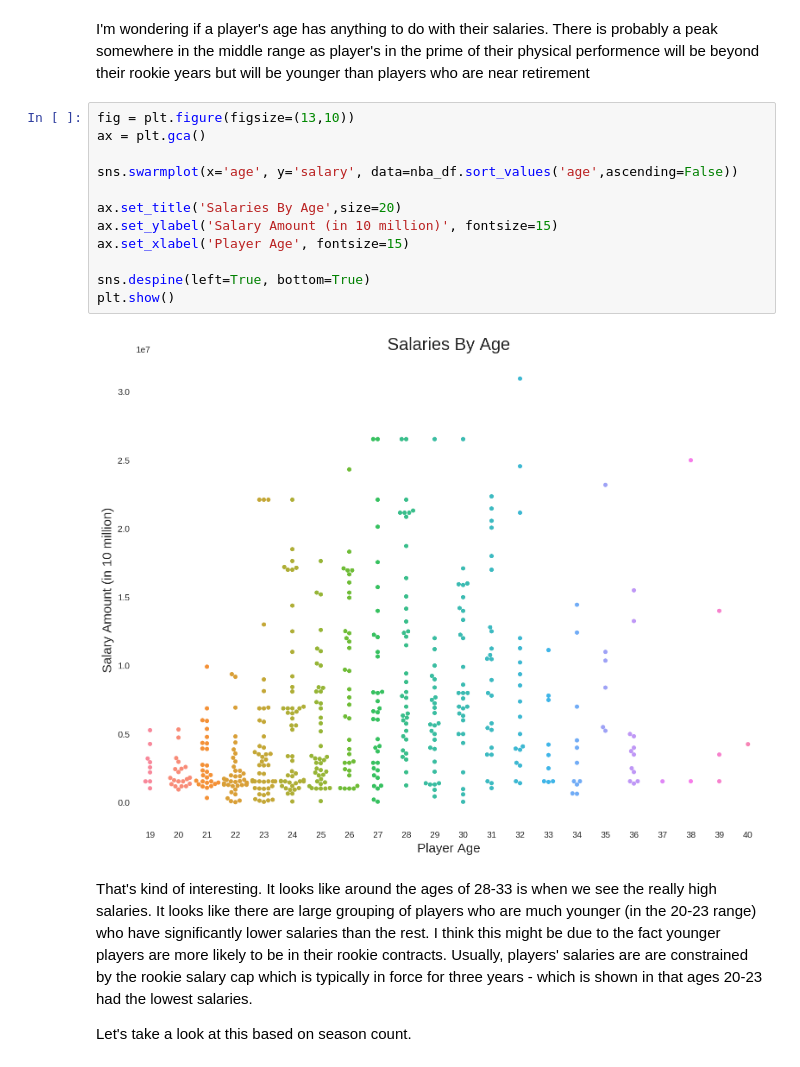
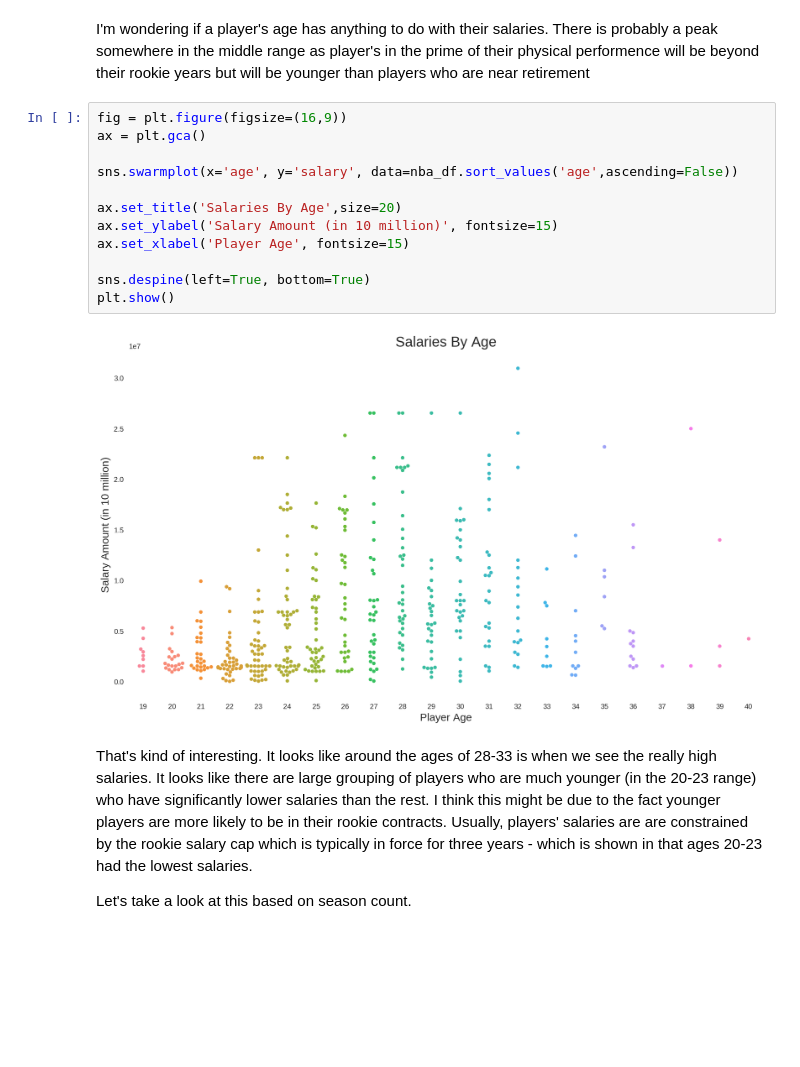
Before and after one commit to michaelkim9/nba_predictor_project_dsi, a Jupyter notebook: Part_3_exploratory_data_analysis.ipynb, the cells around one changed output. Saved outputs shown, nothing was run; the diff lists cells and outputs as text; blank space fills up the shorter version.

```diff
--- a/Part_3_exploratory_data_analysis.ipynb
+++ b/Part_3_exploratory_data_analysis.ipynb
@@ -212,19 +209,19 @@ plt.show()
 # %% [markdown]
 I'm wondering if a player's age has anything to do with their salaries. There is probably a peak somewhere in the middle range as player's in the prime of their physical performence will be beyond their rookie years but will be younger than players who are near retirement
 # %%
-fig = plt.figure(figsize=(13,10))
+fig = plt.figure(figsize=(16,9))
 ax = plt.gca()
 
 sns.swarmplot(x='age', y='salary', data=nba_df.sort_values('age',ascending=False))
 
 ax.set_title('Salaries By Age',size=20)
 ax.set_ylabel('Salary Amount (in 10 million)', fontsize=15)
 ax.set_xlabel('Player Age', fontsize=15)
 
 sns.despine(left=True, bottom=True)
 plt.show()
 # %% [output]
-[figure, old version]
+[figure, new version]
 # %% [markdown]
 That's kind of interesting. It looks like around the ages of 28-33 is when we see the really high salaries. It looks like there are large grouping of players who are much younger (in the 20-23 range) who have significantly lower salaries than the rest. I think this might be due to the fact younger players are more likely to be in their rookie contracts. Usually, players' salaries are are constrained by the rookie salary cap which is typically in force for three years - which is shown in that ages 20-23 had the lowest salaries.
 
```
Also changed, not shown: parts of 2 cells of this notebook, 3 other files.
